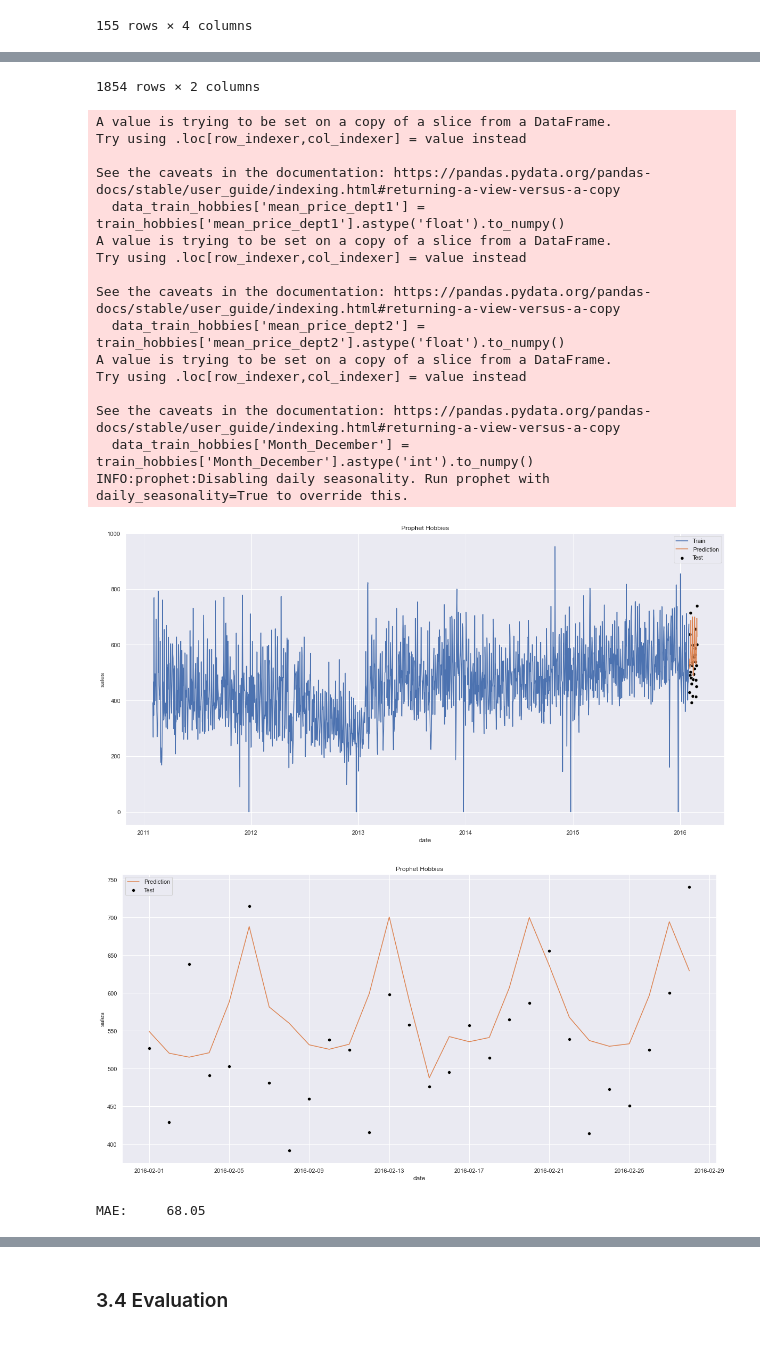
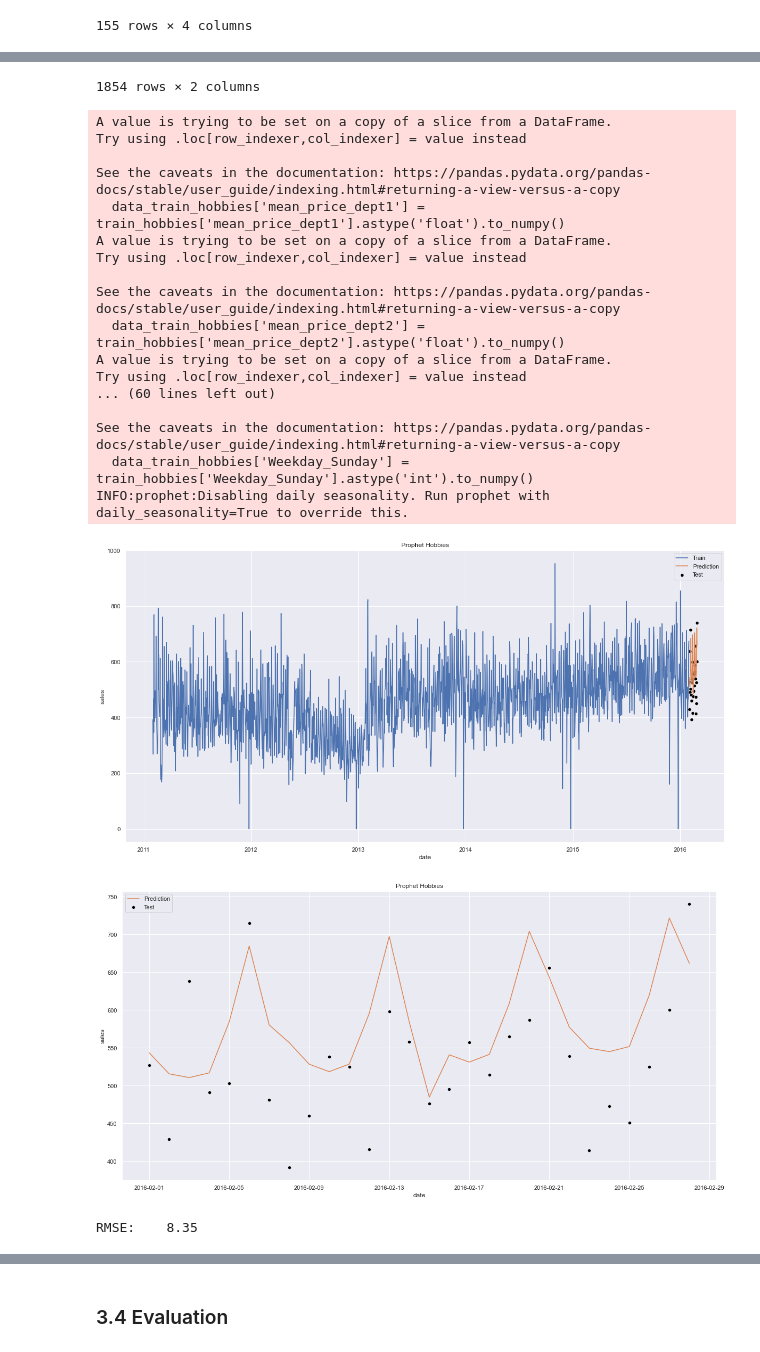
Before and after one commit to alexandragohr/Gruppenprojekt-Marketing-Analytics, a Jupyter notebook: Gruppenprojekt Marketing Analytics.ipynb, the cells around one changed output, grey strips where cells are left out. Cells and saved outputs as stored; diff of their text form; code cells hidden in the pictures.

Commit message:
Prophet (RMSE + Kreuzvalidierung pro Zeitreihe)

```diff
--- a/Gruppenprojekt Marketing Analytics.ipynb
+++ b/Gruppenprojekt Marketing Analytics.ipynb
@@ -1401,37 +1414,41 @@ sns.lineplot(data = forecast_hobbies['yhat'], color = sns.color_palette('deep').
 plt.title('Prophet Hobbies')
 plt.show()
 
-print('MAE:\t %4.2f' % (MAE(y_true = test_hobbies['sales'], y_pred = forecast_hobbies['yhat'])))
+#print('MAE:\t %4.2f' % (MAE(y_true = test_hobbies['sales'], y_pred = forecast_hobbies['yhat'])))
+Prophet_MSE_Hobbies = MSE(y_true = test_hobbies['sales'], y_pred = forecast_hobbies['yhat'])
+Prophet_RMSE_Hobbies = sqrt(Prophet_MSE_Hobbies)
+print('RMSE:\t %4.2f' % Prophet_RMSE_Hobbies)
 # %% [output]
 |  | ds | y |
 | 0 | 2011-02-01 | 392.0 |
 | 1 | 2011-02-02 | 268.0 |
 | 2 | 2011-02-03 | 467.0 |
 | 3 | 2011-02-04 | 346.0 |
 | 4 | 2011-02-05 | 769.0 |
 | ... | ... | ... |
 | 1849 | 2016-02-24 | 473.0 |
 | 1850 | 2016-02-25 | 451.0 |
 | 1851 | 2016-02-26 | 525.0 |
 | 1852 | 2016-02-27 | 600.0 |
 | 1853 | 2016-02-28 | 740.0 |
 1854 rows × 2 columns
 A value is trying to be set on a copy of a slice from a DataFrame.
 Try using .loc[row_indexer,col_indexer] = value instead
 
 See the caveats in the documentation: https://pandas.pydata.org/pandas-docs/stable/user_guide/indexing.html#returning-a-view-versus-a-copy
   data_train_hobbies['mean_price_dept1'] = train_hobbies['mean_price_dept1'].astype('float').to_numpy()
 A value is trying to be set on a copy of a slice from a DataFrame.
 Try using .loc[row_indexer,col_indexer] = value instead
 
 See the caveats in the documentation: https://pandas.pydata.org/pandas-docs/stable/user_guide/indexing.html#returning-a-view-versus-a-copy
   data_train_hobbies['mean_price_dept2'] = train_hobbies['mean_price_dept2'].astype('float').to_numpy()
 A value is trying to be set on a copy of a slice from a DataFrame.
 Try using .loc[row_indexer,col_indexer] = value instead
+... (60 lines left out)
 
 See the caveats in the documentation: https://pandas.pydata.org/pandas-docs/stable/user_guide/indexing.html#returning-a-view-versus-a-copy
-  data_train_hobbies['Month_December'] = train_hobbies['Month_December'].astype('int').to_numpy()
+  data_train_hobbies['Weekday_Sunday'] = train_hobbies['Weekday_Sunday'].astype('int').to_numpy()
 INFO:prophet:Disabling daily seasonality. Run prophet with daily_seasonality=True to override this.
 [figure]
-[figure, old version]
+[figure, new version]
-MAE:     68.05
+RMSE:    8.35
```
Also changed, not shown: parts of 15 cells of this notebook.
